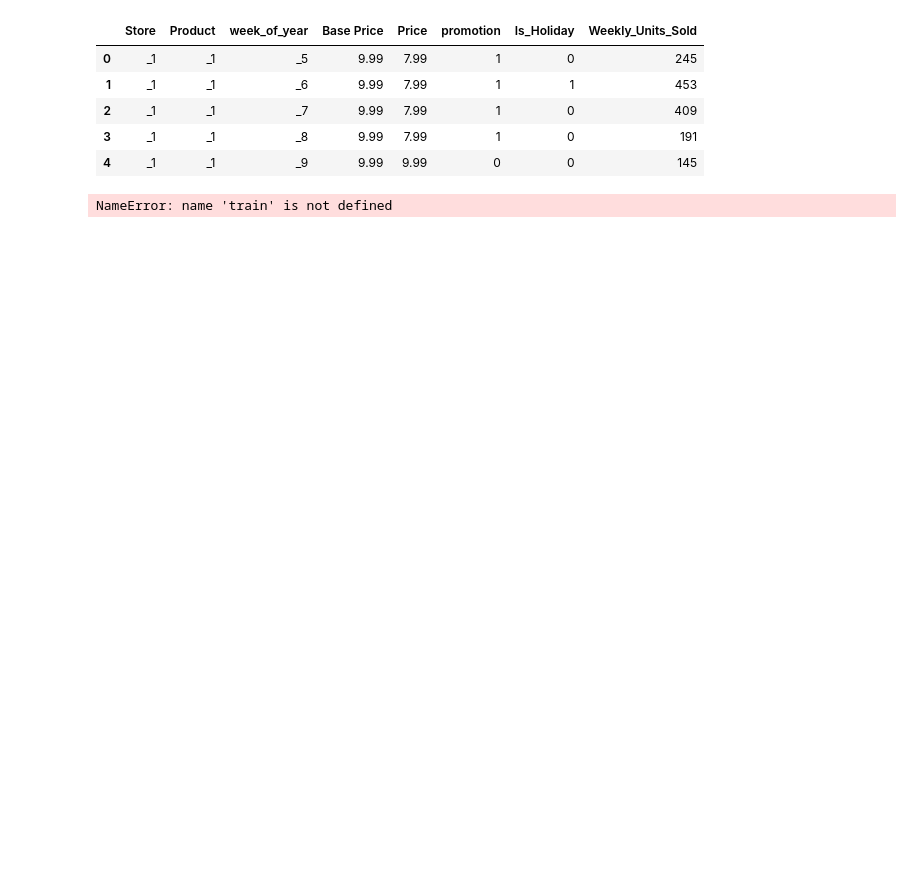
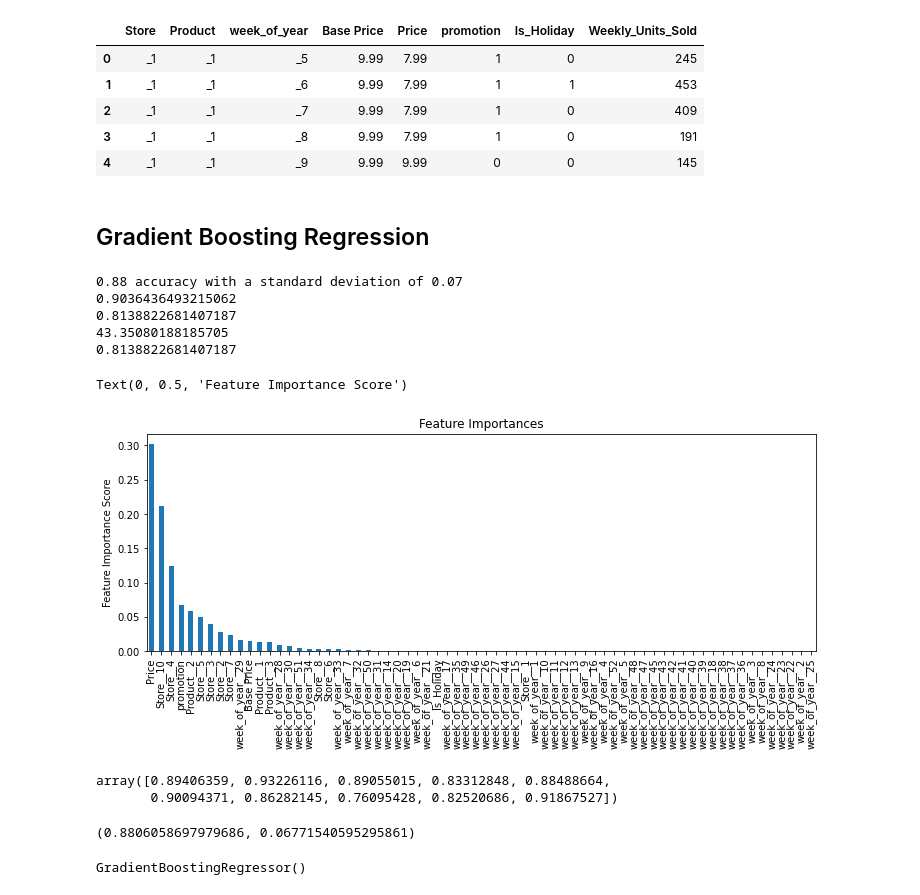
Before and after one commit to jackatopolis/s-martpredictor, a Jupyter notebook: static/data/sc_gridsearch.ipynb, the cells around one changed output. Cells and saved outputs as stored; diff of their text form; code cells hidden in the pictures; blank space fills up the shorter version.

```diff
--- a/static/data/sc_gridsearch.ipynb
+++ b/static/data/sc_gridsearch.ipynb
@@ -53,12 +49,61 @@ X=pd.get_dummies(X)
 
 # Create target.
 y = df['Weekly_Units_Sold']
-# %%
-#Choose all predictors except target & IDcols
-predictors = [x for x in train.columns if x not in ['Weekly_Units_Sold']]
-param_test1 = {'n_estimators':range(20,81,10)}
-gsearch1 = GridSearchCV(estimator = GradientBoostingClassifier(learning_rate=0.1, min_samples_split=500,min_samples_leaf=50,max_depth=8,max_features='sqrt',subsample=0.8,random_state=10),
-param_grid = param_test1, scoring='roc_auc',n_jobs=4,iid=False, cv=5)
-gsearch1.fit(train[predictors],train['Weekly_Units_Sold'])
-# %% [output]
-NameError: name 'train' is not defined
+# %% [markdown]
+## Gradient Boosting Regression
+# %%
+model=GradientBoostingRegressor()
+# # Split data
+X_train, X_test, y_train, y_test = train_test_split(X, y, random_state=10)
+
+# Scale the data
+scaler = StandardScaler().fit(X_train)
+X_train_scaled = scaler.transform(X_train)
+X_test_scaled = scaler.transform(X_test)
+
+# Calculating Cross Validation Score across multiple testing sets
+scores = cross_val_score(model, X_train_scaled, y_train, cv=20)
+scores
+print("%0.2f accuracy with a standard deviation of %0.2f" % (scores.mean(), scores.std()))
+
+
+model.fit(X_train_scaled, y_train)
+pred=model.predict(X_test_scaled)
+
+# for classification we use accuracy and F1 score
+print(model.score(X_train_scaled,y_train))
+print(model.score(X_test_scaled, y_test))
+
+
+# for regression we use R2 score and MAE(mean absolute error)
+# all other steps will be same as classification as shown above
+
+print(mean_absolute_error(y_test,pred))
+print(r2_score(y_test,pred))
+# %% [output]
+0.88 accuracy with a standard deviation of 0.07
+0.9036436493215062
+0.8138822681407187
+43.35080188185705
+0.8138822681407187
+# %%
+feat_imp = pd.Series(model.feature_importances_, X.columns).sort_values(ascending=False)
+feat_imp.plot(kind='bar', title='Feature Importances')
+plt.ylabel('Feature Importance Score')
+# %% [output]
+Text(0, 0.5, 'Feature Importance Score')
+[figure, added]
+# %%
+cross_val_score(model, X_train_scaled, y_train, cv=10)
+# %% [output]
+array([0.89406359, 0.93226116, 0.89055015, 0.83312848, 0.88488664,
+       0.90094371, 0.86282145, 0.76095428, 0.82520686, 0.91867527])
+# %%
+(scores.mean(), scores.std())
+# %% [output]
+(0.8806058697979686, 0.06771540595295861)
+# %%
+# print(dir(GradientBoostingRegressor))
+GradientBoostingRegressor()
+# %% [output]
+GradientBoostingRegressor()
```
Also changed, not shown: parts of 6 cells of this notebook, 1 other file.
